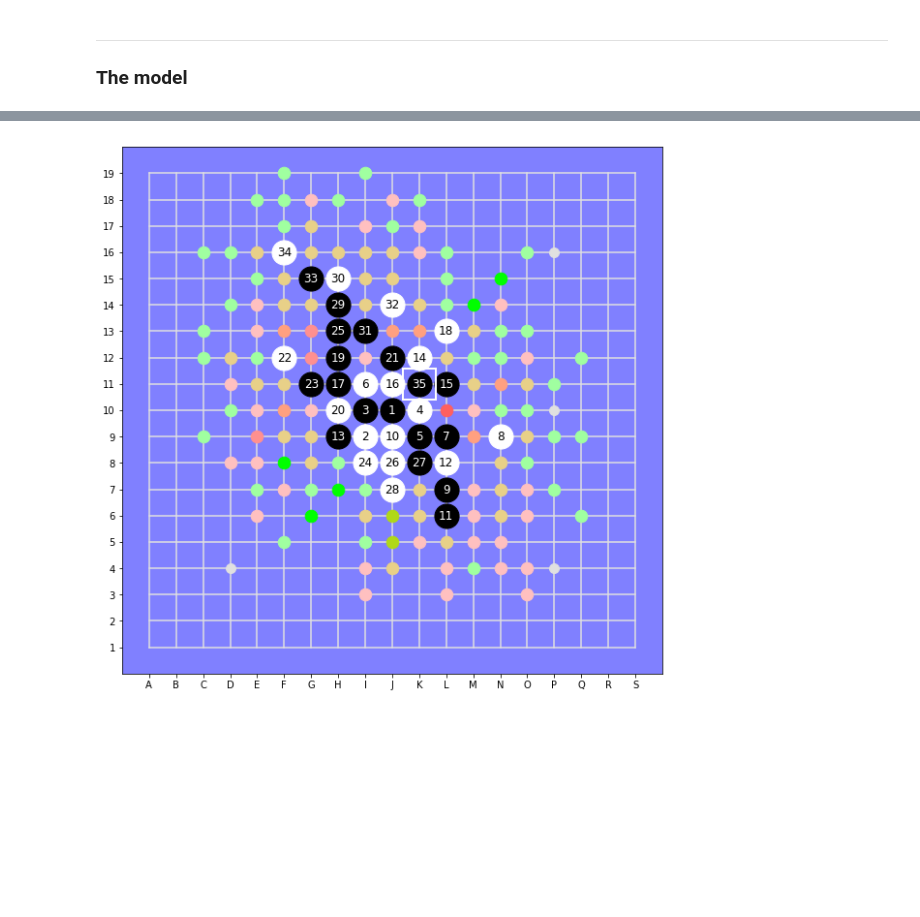
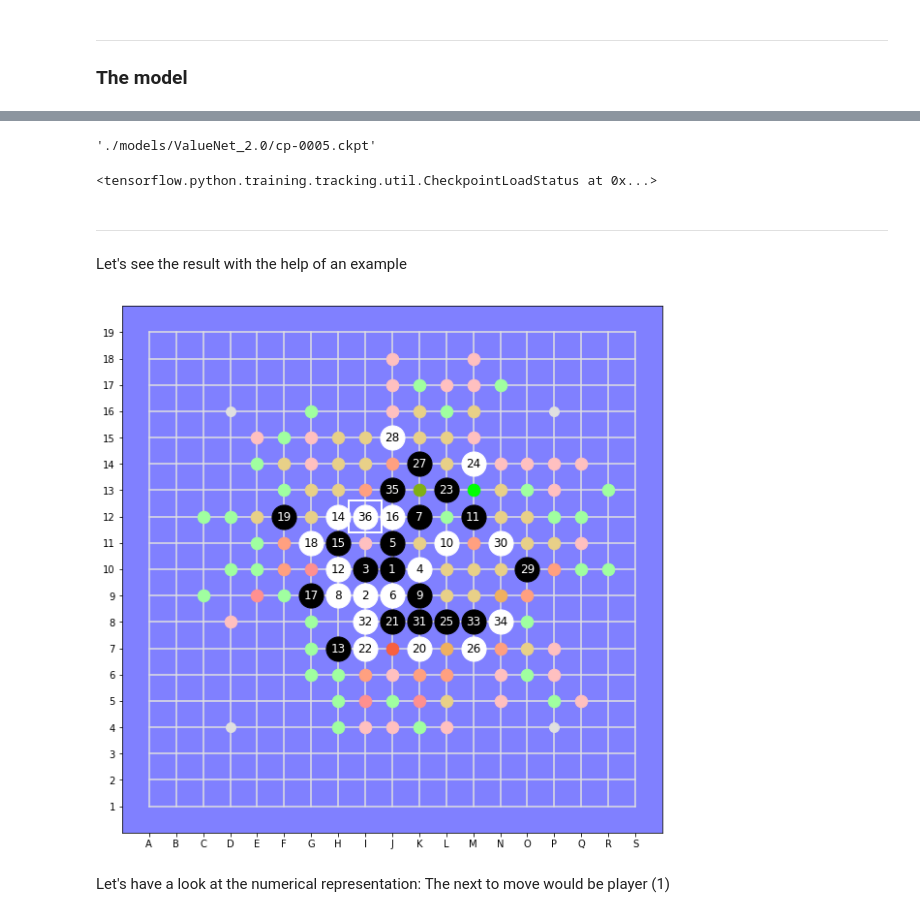
Before and after one commit to smurve/DeepGomoku, a Jupyter notebook: A2C_ValueNetwork.ipynb, the cells around one changed output, grey strips where cells are left out. Drawn from its saved outputs; the diff is of its cells as text; code cells hidden in the pictures; blank space fills up the shorter version.

```diff
--- a/A2C_ValueNetwork.ipynb
+++ b/A2C_ValueNetwork.ipynb
@@ -186,7 +133,24 @@ heuristics = Heuristics(kappa=3.0)
+# %%
+latest = tf.train.latest_checkpoint("./models/ValueNet_2.0/")
+latest
+# %% [output]
+'./models/ValueNet_2.0/cp-0005.ckpt'
+# %%
+new_model = factory.create_value_model("Value_Net", 10, 32, optimizer)
+new_model.load_weights(latest)
+# %% [output]
+<tensorflow.python.training.tracking.util.CheckpointLoadStatus at 0x...>
+# %% [markdown]
+---
+Let's see the result with the help of an example
 # %%
-game="j10i9i10k10k9i11l9n9l7j9l6l8h9k12l11j11h11l13h12h10j12f12g11i8h13j8k8j7h14h15i13j14g15f16k11"
+from wgomoku import HeuristicGomokuPolicy, GomokuBoard, Heuristics
+heuristics = Heuristics(kappa=3.0)
+game="j10i9i10k10j11j9k12h9k9l11m12h10h7h12h11j12g9g11f12k7j8i7l13m14l8m7k14j15o10n11k8i8m8n8j13i12k13m13k15k16k11"
+game="j10i9i10k10j11j9k12h9k9l11m12h10h7h12h11j12g9g11f12k7j8i7l13m14l8m7k14j15o10n11k8i8m8n8j13i12"
+
 stones=gt.string_to_stones(game)
 board = GomokuBoard(N=19, stones=stones, disp_width=10, heuristics=heuristics)
 board.display('current')
 # %% [output]
-[figure, old version]
+[figure, new version]
@@ -203,0 +157,2 @@ for move in coords:
+# %% [markdown]
+Let's have a look at the numerical representation: The next to move would be player (1)
```
Also changed, not shown: parts of 28 cells of this notebook, 9 other files.
